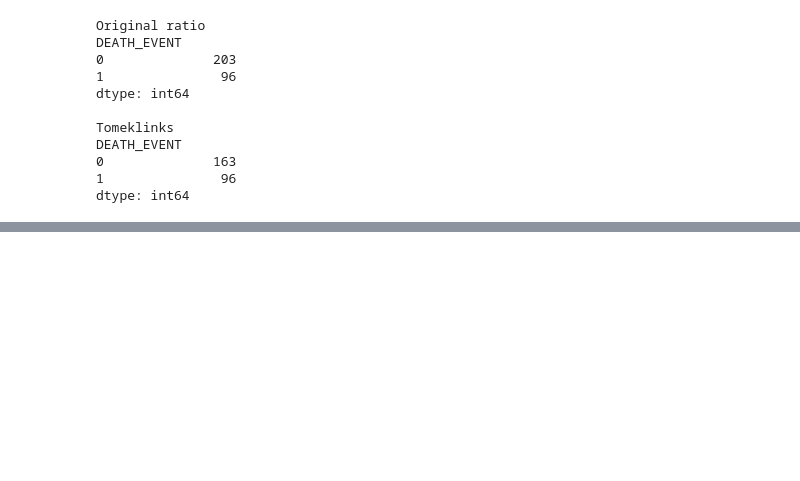
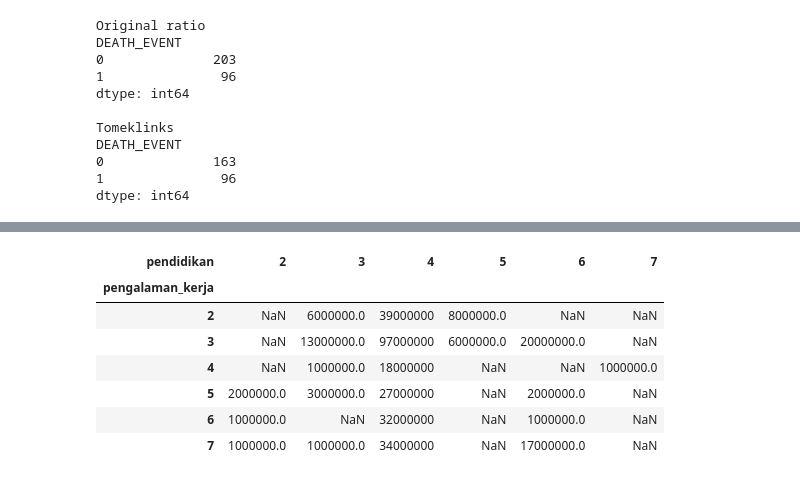
Before and after one commit to imanursar/Machine-Learning-Notes, a Jupyter notebook: Custom Function/Feature Engineering Function.ipynb, the cells around one changed output, grey strips where cells are left out. Drawn from its saved outputs; the diff is of its cells as text; code cells hidden in the pictures; blank space fills up the shorter version.

```diff
--- a/Custom Function/Feature Engineering Function.ipynb
+++ b/Custom Function/Feature Engineering Function.ipynb
@@ -541,0 +667,11 @@ dtype: int64
+# %%
+fe.pivot(df,'pengalaman_kerja','pinjaman',type_rand='sum',col="pendidikan",m=None,fv=np.nan)
+# %% [output]
+| pendidikan | 2 | 3 | 4 | 5 | 6 | 7 |
+| pengalaman_kerja |  |  |  |  |  |  |
+| 2 | NaN | 6000000.0 | 39000000 | 8000000.0 | NaN | NaN |
+| 3 | NaN | 13000000.0 | 97000000 | 6000000.0 | 20000000.0 | NaN |
+| 4 | NaN | 1000000.0 | 18000000 | NaN | NaN | 1000000.0 |
+| 5 | 2000000.0 | 3000000.0 | 27000000 | NaN | 2000000.0 | NaN |
+| 6 | 1000000.0 | NaN | 32000000 | NaN | 1000000.0 | NaN |
+| 7 | 1000000.0 | 1000000.0 | 34000000 | NaN | 17000000.0 | NaN |
```
Also changed, not shown: parts of 19 cells of this notebook.
